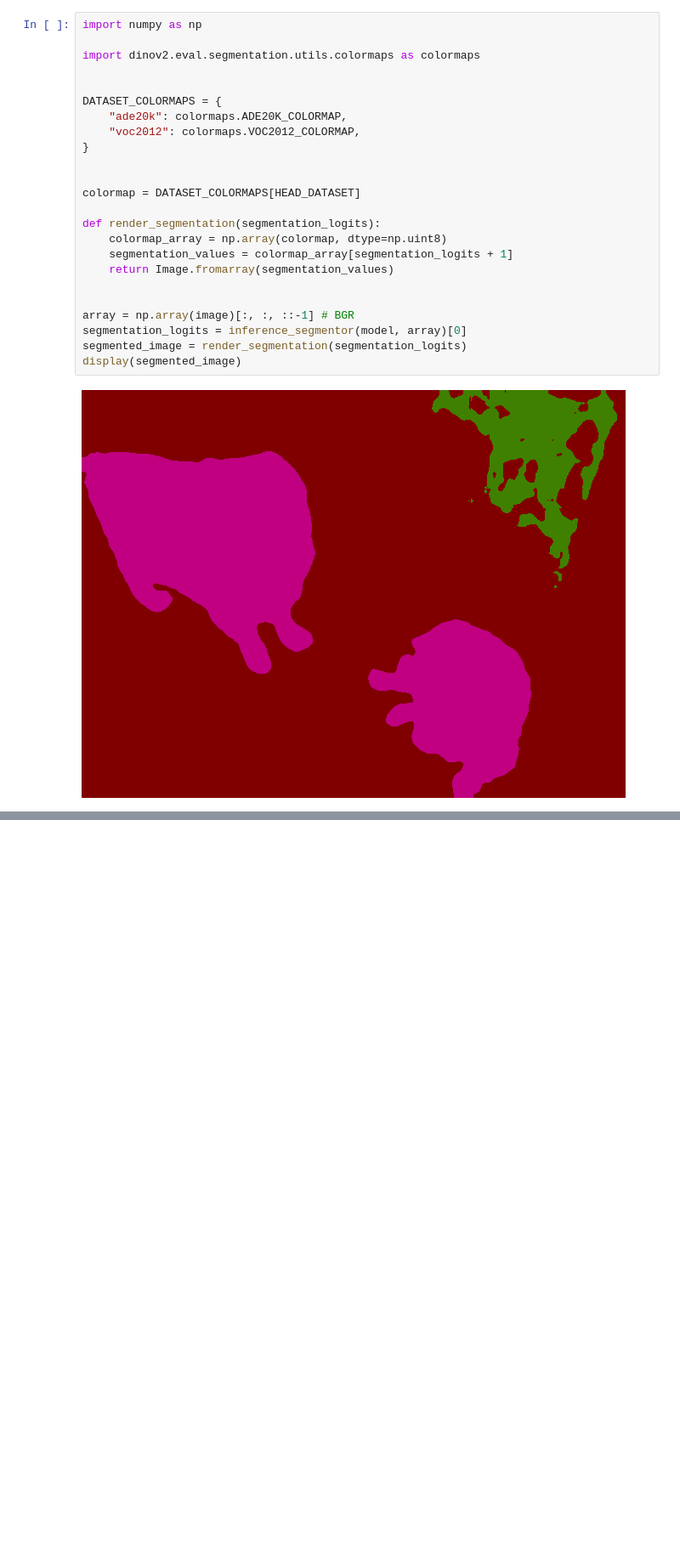
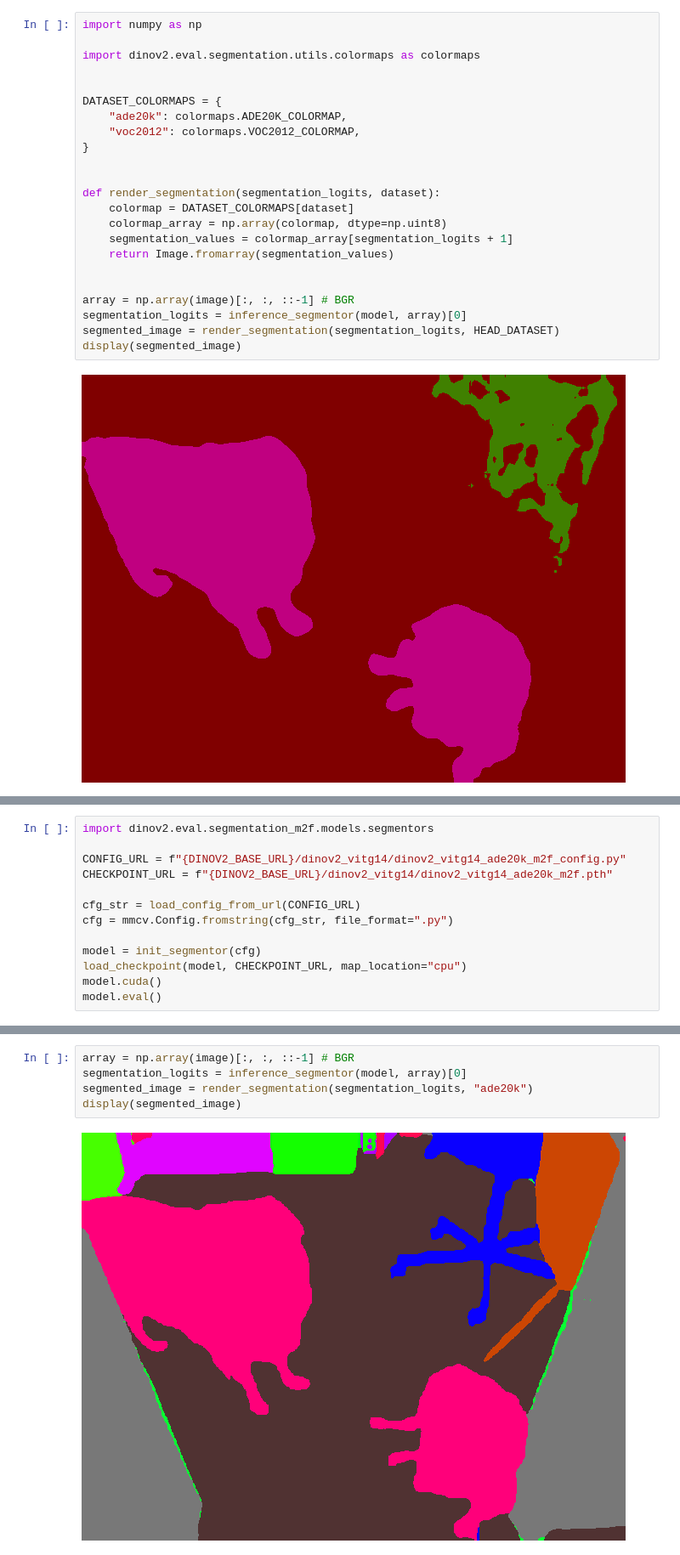
Before and after one commit to facebookresearch/dinov2, a Jupyter notebook: notebooks/semantic_segmentation.ipynb, the cells around one changed output, grey strips where cells are left out. Shown: that part at 85% size. Cells and saved outputs as stored; diff of their text form; blank space fills up the shorter version.

Commit message:
Add semantic segmentation (Mask2Former) code (#186)
Add semantic segmentation (Mask2Former based on ViT-Adapter) code + update demo notebook for segmentation with a dedicated section.

```diff
--- a/notebooks/semantic_segmentation.ipynb
+++ b/notebooks/semantic_segmentation.ipynb
@@ -190,9 +189,8 @@ DATASET_COLORMAPS = {
 }
 
 
-colormap = DATASET_COLORMAPS[HEAD_DATASET]
-
-def render_segmentation(segmentation_logits):
+def render_segmentation(segmentation_logits, dataset):
+    colormap = DATASET_COLORMAPS[dataset]
     colormap_array = np.array(colormap, dtype=np.uint8)
     segmentation_values = colormap_array[segmentation_logits + 1]
     return Image.fromarray(segmentation_values)
@@ -200,7 +198,7 @@ def render_segmentation(segmentation_logits):
 
 array = np.array(image)[:, :, ::-1] # BGR
 segmentation_logits = inference_segmentor(model, array)[0]
-segmented_image = render_segmentation(segmentation_logits)
+segmented_image = render_segmentation(segmentation_logits, HEAD_DATASET)
 display(segmented_image)
 # %% [output]
 [figure]
@@ -206,0 +207,13 @@ display(segmented_image)
+# %%
+import dinov2.eval.segmentation_m2f.models.segmentors
+
+CONFIG_URL = f"{DINOV2_BASE_URL}/dinov2_vitg14/dinov2_vitg14_ade20k_m2f_config.py"
+CHECKPOINT_URL = f"{DINOV2_BASE_URL}/dinov2_vitg14/dinov2_vitg14_ade20k_m2f.pth"
+
+cfg_str = load_config_from_url(CONFIG_URL)
+cfg = mmcv.Config.fromstring(cfg_str, file_format=".py")
+
+model = init_segmentor(cfg)
+load_checkpoint(model, CHECKPOINT_URL, map_location="cpu")
+model.cuda()
+model.eval()
@@ -206,0 +241,7 @@ display(segmented_image)
+# %%
+array = np.array(image)[:, :, ::-1] # BGR
+segmentation_logits = inference_segmentor(model, array)[0]
+segmented_image = render_segmentation(segmentation_logits, "ade20k")
+display(segmented_image)
+# %% [output]
+[figure, added]
```
Also changed, not shown: parts of 5 cells of this notebook, 39 other files.
